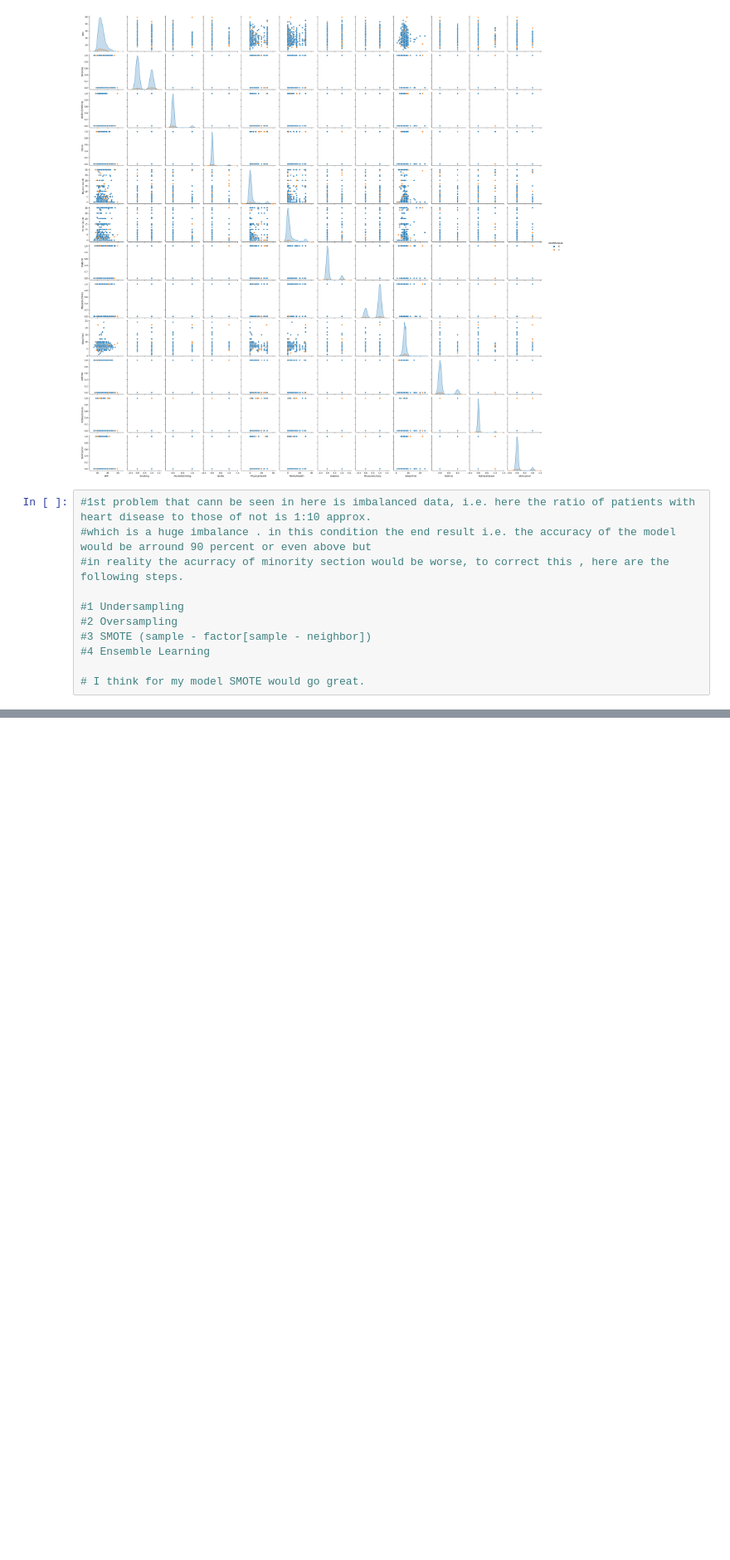
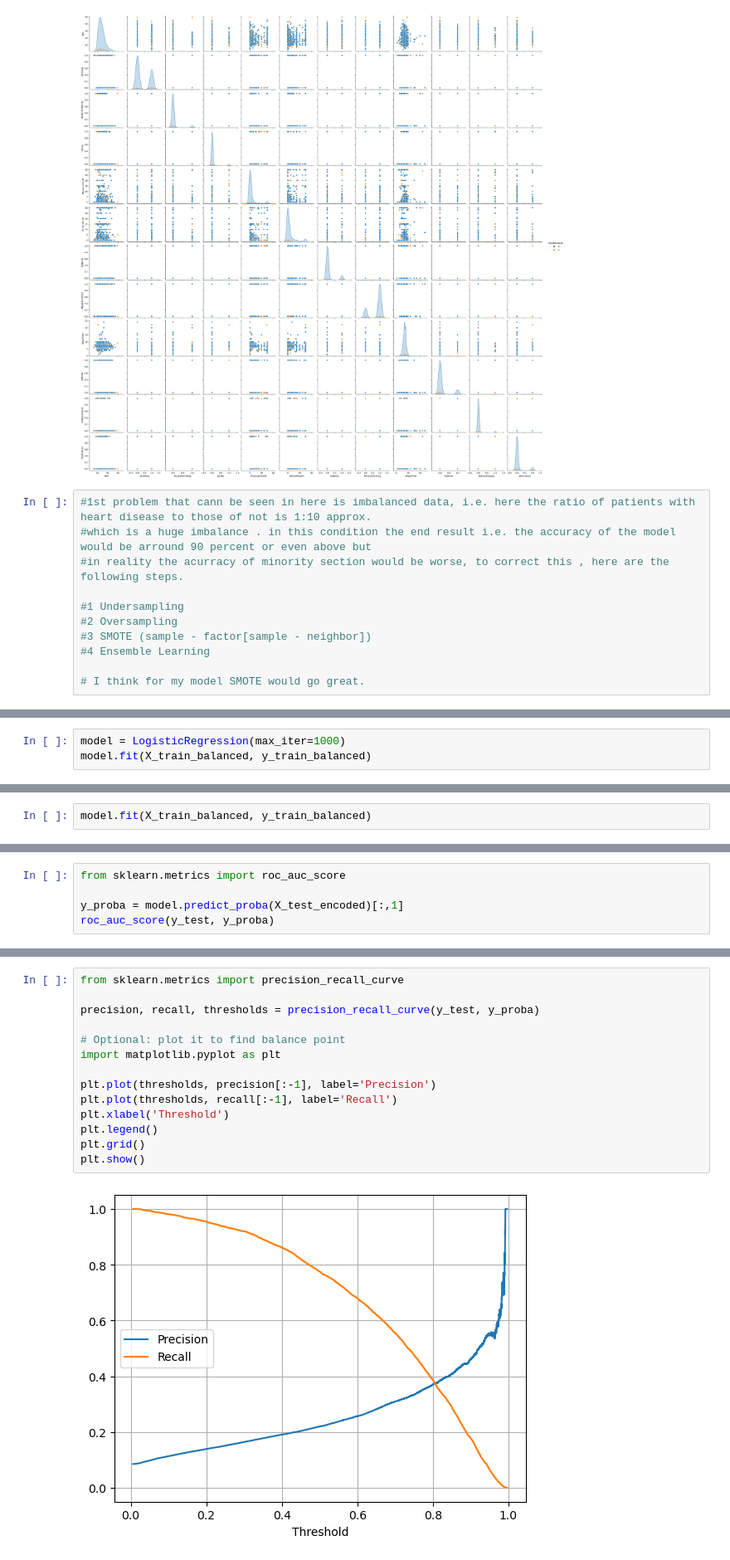
Before and after one commit to 07Codex07/all-algo, a Jupyter notebook: Untitled.ipynb, the cells around one changed output, grey strips where cells are left out. Shown at 83% size. Drawn from its saved outputs; the diff is of its cells as text; blank space fills up the shorter version.

```diff
--- a/Untitled.ipynb
+++ b/Untitled.ipynb
@@ -234,0 +301,3 @@ preprocessor = ColumnTransformer([
+# %%
+model = LogisticRegression(max_iter=1000)
+model.fit(X_train_balanced, y_train_balanced)
@@ -234,0 +350,2 @@ preprocessor = ColumnTransformer([
+# %%
+model.fit(X_train_balanced, y_train_balanced)
@@ -234,0 +354,5 @@ preprocessor = ColumnTransformer([
+# %%
+from sklearn.metrics import roc_auc_score
+
+y_proba = model.predict_proba(X_test_encoded)[:,1]
+roc_auc_score(y_test, y_proba)
@@ -234,0 +405,16 @@ preprocessor = ColumnTransformer([
+# %%
+from sklearn.metrics import precision_recall_curve
+
+precision, recall, thresholds = precision_recall_curve(y_test, y_proba)
+
+# Optional: plot it to find balance point
+import matplotlib.pyplot as plt
+
+plt.plot(thresholds, precision[:-1], label='Precision')
+plt.plot(thresholds, recall[:-1], label='Recall')
+plt.xlabel('Threshold')
+plt.legend()
+plt.grid()
+plt.show()
+# %% [output]
+[figure, added]
```
Also changed, not shown: parts of 25 cells of this notebook.
